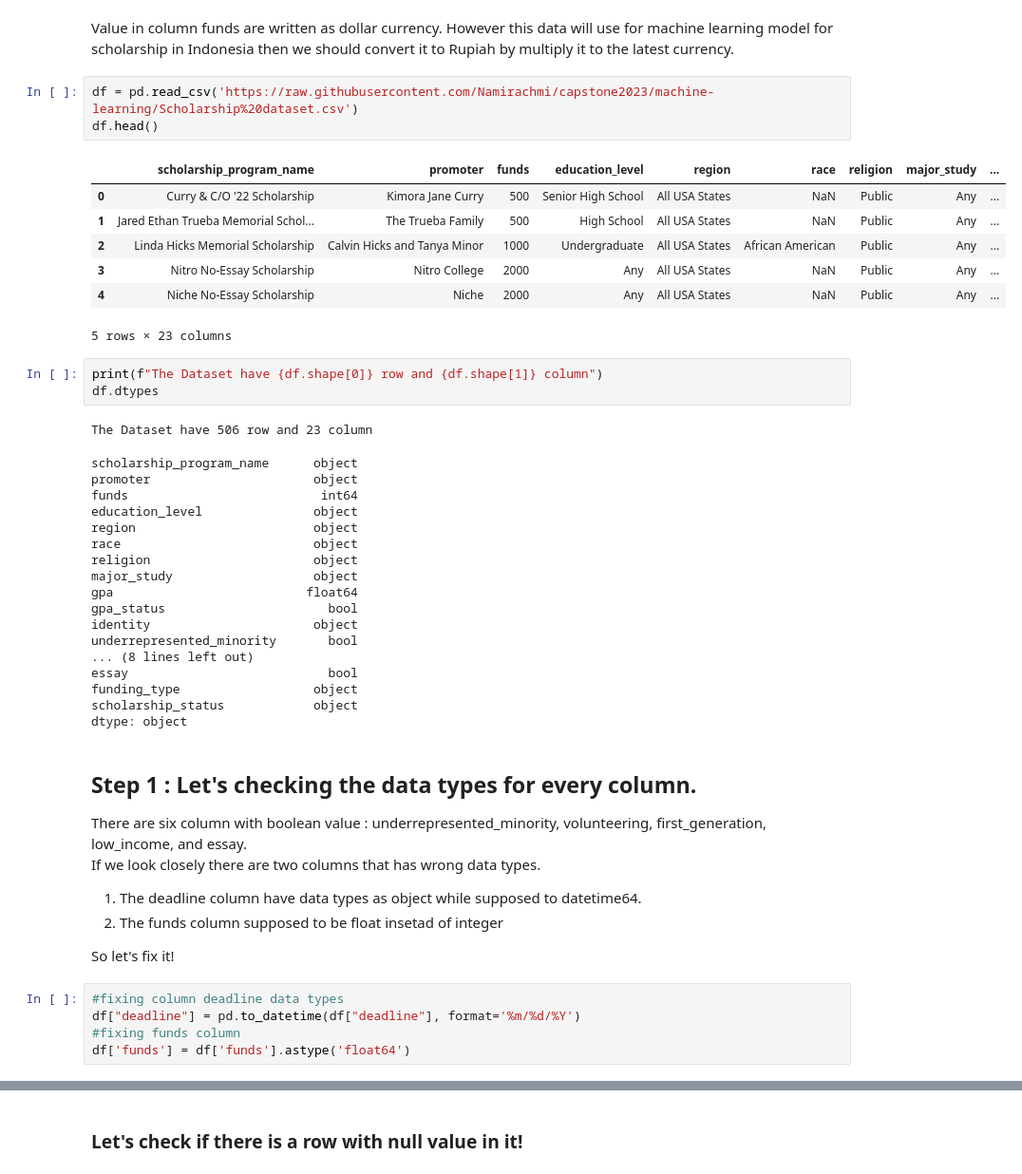
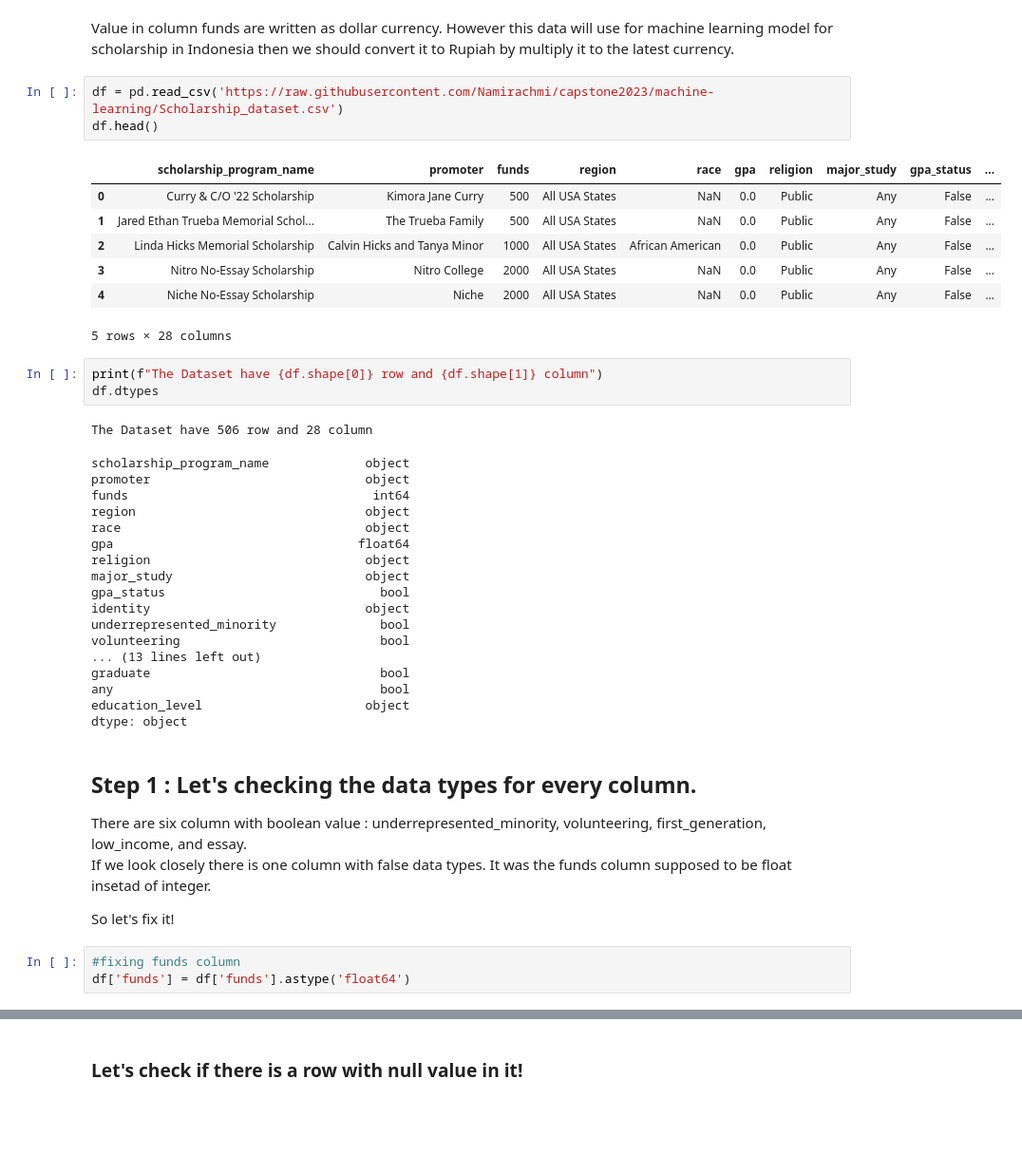
Before and after one commit to kshwg/capstone2023, a Jupyter notebook: Preprocessing.ipynb, the cells around one changed output, grey strips where cells are left out. Shown at 95% size. Cells and saved outputs as stored; diff of their text form; blank space fills up the shorter version.

```diff
--- a/Preprocessing.ipynb
+++ b/Preprocessing.ipynb
@@ -4,50 +4,46 @@ import pandas as pd
 # %% [markdown]
 Value in column funds are written as dollar currency. However this data will use for machine learning model for scholarship in Indonesia then we should convert it to Rupiah by multiply it to the latest currency.
 # %%
-df = pd.read_csv('https://raw.githubusercontent.com/Namirachmi/capstone2023/machine-learning/Scholarship%20dataset.csv')
+df = pd.read_csv('https://raw.githubusercontent.com/Namirachmi/capstone2023/machine-learning/Scholarship_dataset.csv')
 df.head()
 # %% [output]
-|  | scholarship_program_name | promoter | funds | education_level | region | race | religion | major_study | ... |
-| 0 | Curry & C/O '22 Scholarship | Kimora Jane Curry | 500 | Senior High School | All USA States | NaN | Public | Any | ... |
-| 1 | Jared Ethan Trueba Memorial Schol... | The Trueba Family | 500 | High School | All USA States | NaN | Public | Any | ... |
-| 2 | Linda Hicks Memorial Scholarship | Calvin Hicks and Tanya Minor | 1000 | Undergraduate | All USA States | African American | Public | Any | ... |
-| 3 | Nitro No-Essay Scholarship | Nitro College | 2000 | Any | All USA States | NaN | Public | Any | ... |
-| 4 | Niche No-Essay Scholarship | Niche | 2000 | Any | All USA States | NaN | Public | Any | ... |
+|  | scholarship_program_name | promoter | funds | region | race | gpa | religion | major_study | gpa_status | ... |
+| 0 | Curry & C/O '22 Scholarship | Kimora Jane Curry | 500 | All USA States | NaN | 0.0 | Public | Any | False | ... |
+| 1 | Jared Ethan Trueba Memorial Schol... | The Trueba Family | 500 | All USA States | NaN | 0.0 | Public | Any | False | ... |
+| 2 | Linda Hicks Memorial Scholarship | Calvin Hicks and Tanya Minor | 1000 | All USA States | African American | 0.0 | Public | Any | False | ... |
+| 3 | Nitro No-Essay Scholarship | Nitro College | 2000 | All USA States | NaN | 0.0 | Public | Any | False | ... |
+| 4 | Niche No-Essay Scholarship | Niche | 2000 | All USA States | NaN | 0.0 | Public | Any | False | ... |
-5 rows × 23 columns
+5 rows × 28 columns
 # %%
 print(f"The Dataset have {df.shape[0]} row and {df.shape[1]} column")
 df.dtypes
 # %% [output]
-The Dataset have 506 row and 23 column
+The Dataset have 506 row and 28 column
-scholarship_program_name      object
-promoter                      object
-funds                          int64
-education_level               object
-region                        object
-race                          object
-religion                      object
-major_study                   object
-gpa                          float64
-gpa_status                      bool
-identity                      object
-underrepresented_minority       bool
-... (8 lines left out)
-essay                           bool
-funding_type                  object
-scholarship_status            object
+scholarship_program_name             object
+promoter                             object
+funds                                 int64
+region                               object
+race                                 object
+gpa                                 float64
+religion                             object
+major_study                          object
+gpa_status                             bool
+identity                             object
+underrepresented_minority              bool
+volunteering                           bool
+... (13 lines left out)
+graduate                               bool
+any                                    bool
+education_level                      object
 dtype: object
 # %% [markdown]
 ## Step 1 : Let's checking the data types for every column.
 
 There are six column with boolean value : underrepresented_minority, volunteering, first_generation, low_income, and essay.
-If we look closely there are two columns that has wrong data types.
-1. The deadline column have data types as object while supposed to datetime64.
-2. The funds column supposed to be float insetad of integer
+If we look closely there is one column with false data types. It was the funds column supposed to be float insetad of integer.
 
 So let's fix it!
 # %%
-#fixing column deadline data types
-df["deadline"] = pd.to_datetime(df["deadline"], format='%m/%d/%Y')
 #fixing funds column
 df['funds'] = df['funds'].astype('float64')
 # %%
```
Also changed, not shown: parts of 15 cells of this notebook.
